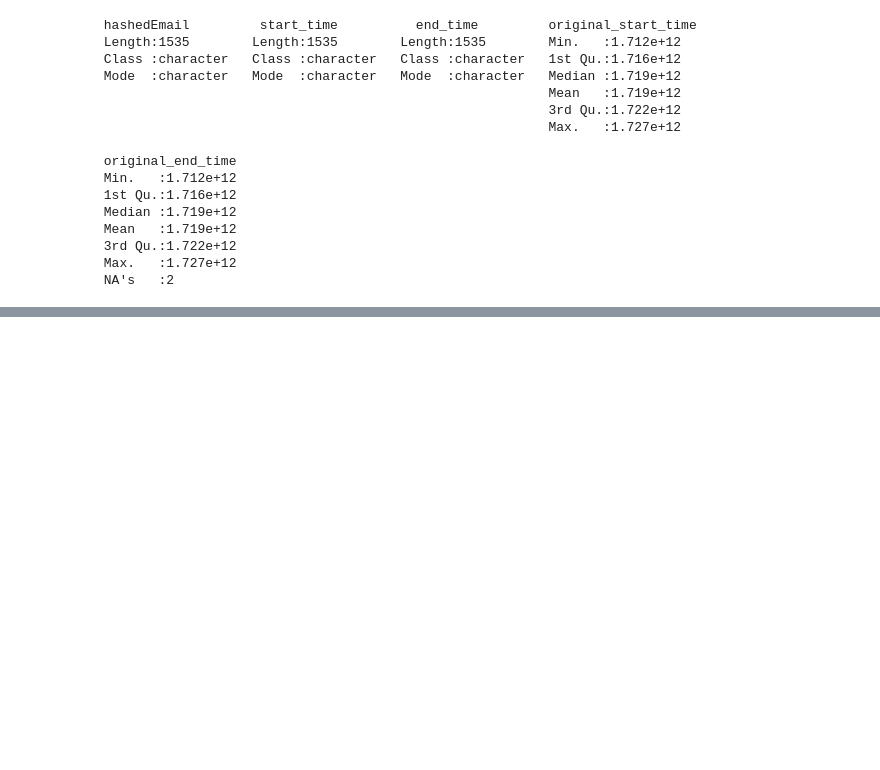
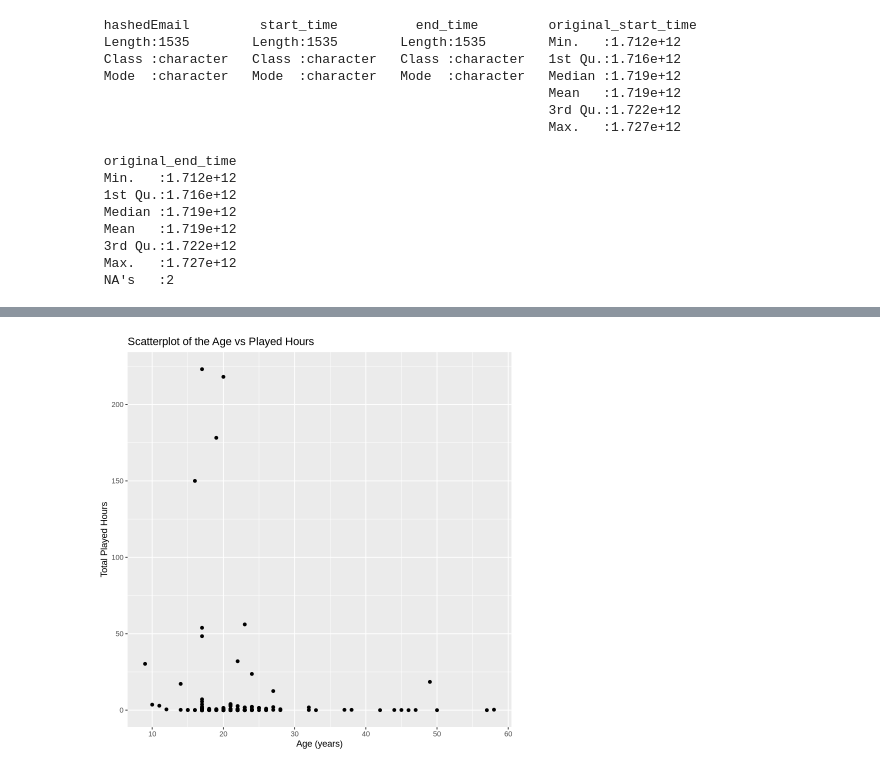
Before and after one commit to sophwaz/DSCI-100-group008-2, a Jupyter notebook: individual_planning_report.ipynb, the cells around one changed output, grey strips where cells are left out. Saved outputs shown, nothing was run; the diff lists cells and outputs as text; code cells hidden in the pictures; blank space fills up the shorter version.

Commit message:
(3) Exploratory Data Analysis and Visualization
Created visualization plots and analyzed them. Calculated the mean values for each numeric variable.

```diff
--- a/individual_planning_report.ipynb
+++ b/individual_planning_report.ipynb
@@ -130,0 +135,2 @@ The data in the "players" dataset will be used to address the specific question
+# %%
+players <- read_csv("players.csv")
@@ -130,0 +147,3 @@ The data in the "players" dataset will be used to address the specific question
+# %%
+players <- drop_na(players, Age, played_hours)
+players
@@ -130,0 +187,9 @@ The data in the "players" dataset will be used to address the specific question
+# %%
+players_scatter <- ggplot(players, aes(x = Age, y = played_hours)) +
+                geom_point() +
+                labs(x = "Age (years)",
+                     y = "Total Played Hours",
+                     title = "Scatterplot of the Age vs Played Hours")
+players_scatter
+# %% [output]
+[figure, added]
```
Also changed, not shown: parts of 8 cells of this notebook.
